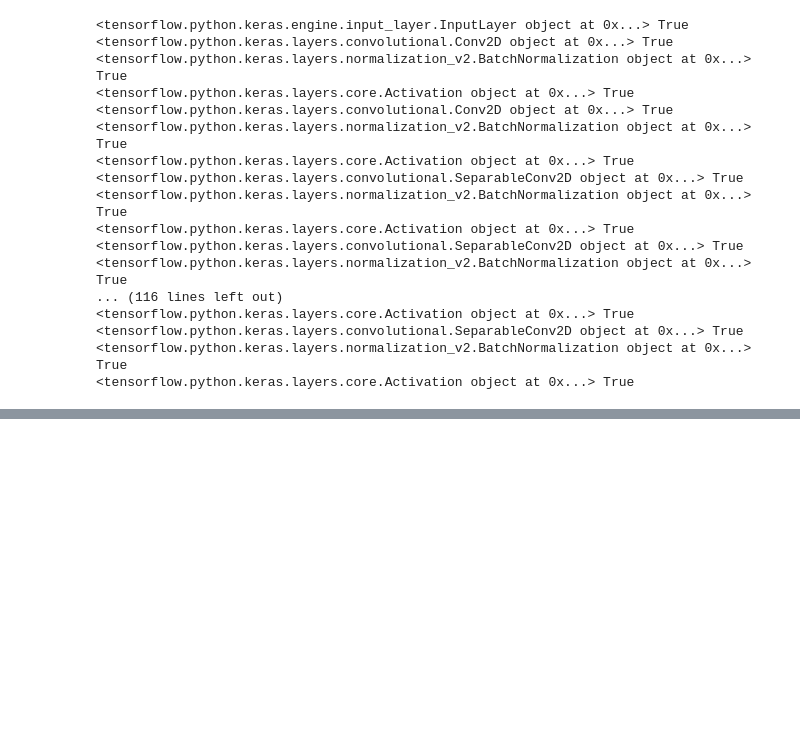
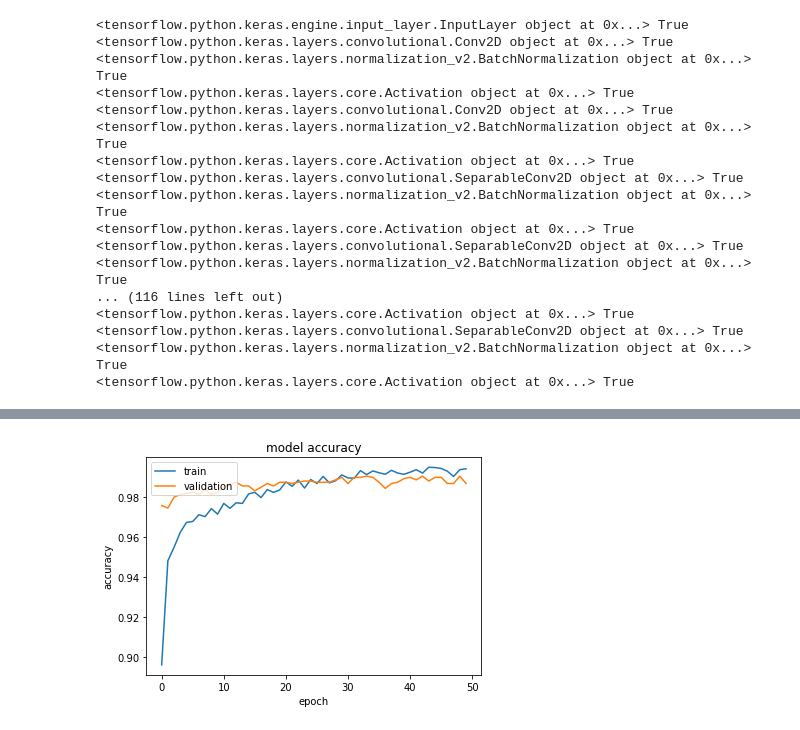
Before and after one commit to jkcg-learning/Recognize_Animals, a Jupyter notebook: Recognize_Animals.ipynb, the cells around one changed output, grey strips where cells are left out. Drawn from its saved outputs; the diff is of its cells as text; code cells hidden in the pictures; blank space fills up the shorter version.

```diff
--- a/Recognize_Animals.ipynb
+++ b/Recognize_Animals.ipynb
@@ -1069,0 +1112,4 @@ history_XCEPTION = model_Xception.fit(train_generator,
+# %%
+plotaccuracy(history_XCEPTION)
+# %% [output]
+[figure, added]
```
Also changed, not shown: parts of 18 cells of this notebook.
